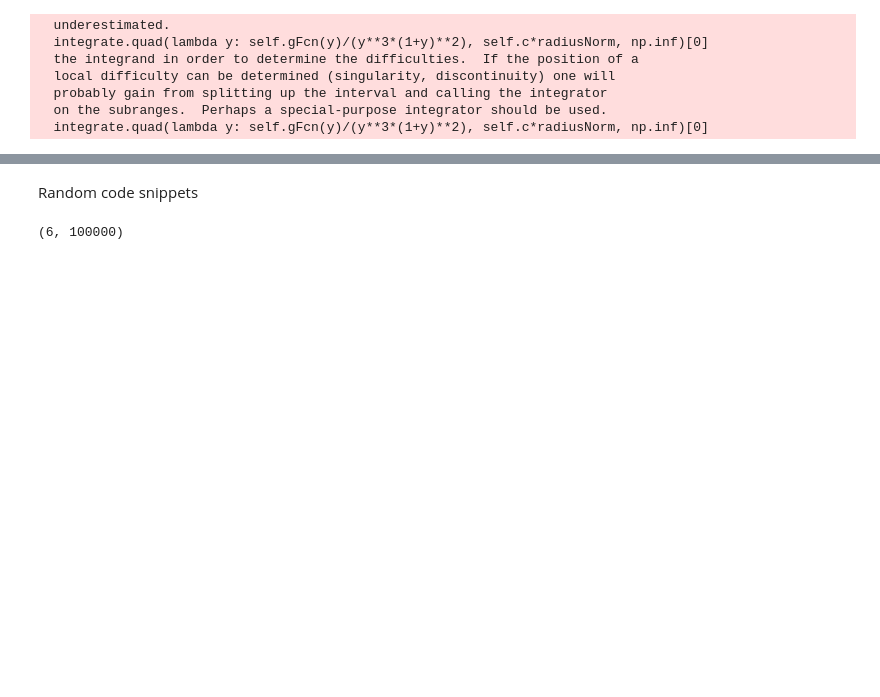
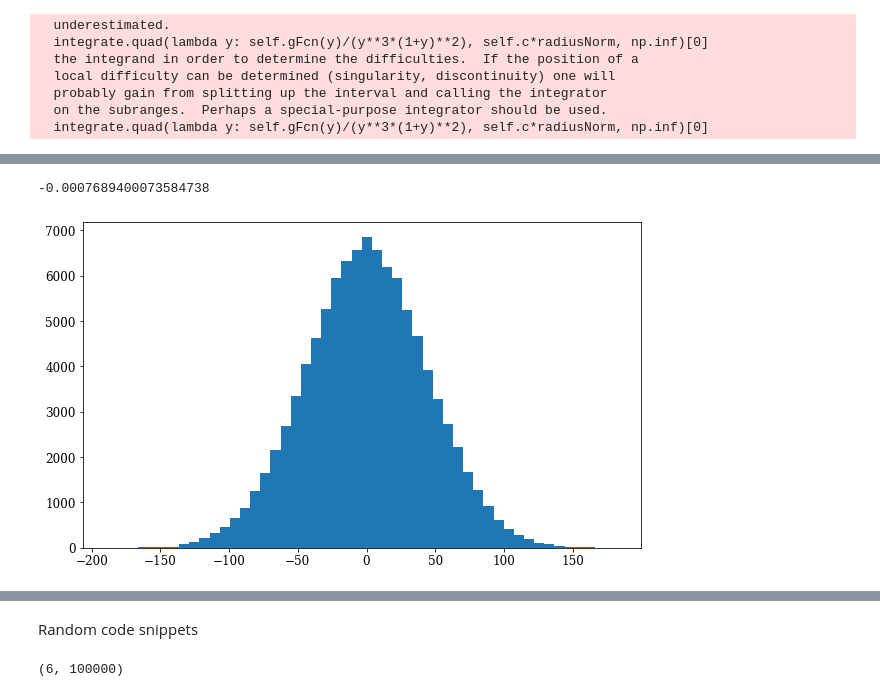
Before and after one commit to EricPutney/nfwHalo, a Jupyter notebook: NFW_MockDataGenerator.ipynb, the cells around one changed output, grey strips where cells are left out. Drawn from its saved outputs; the diff is of its cells as text; code cells hidden in the pictures; blank space fills up the shorter version.

```diff
--- a/NFW_MockDataGenerator.ipynb
+++ b/NFW_MockDataGenerator.ipynb
@@ -494,0 +545,10 @@ plt.gca().set_ylabel("Speed (km/s)");
+# %%
+velVec = mwHalo.cartesianPhaseSpacePoints[3:6]
+posVec = mwHalo.cartesianPhaseSpacePoints[0:3]
+np.shape(posVec)
+radVel = (velVec[0]*posVec[0] + velVec[1]*posVec[1] + velVec[2]*posVec[2])/mwHalo.radii
+plt.hist(radVel,50)
+np.mean(radVel)
+# %% [output]
+-0.0007689400073584738
+[figure, added]
```
Also changed, not shown: parts of 14 cells of this notebook, 3 other files.
